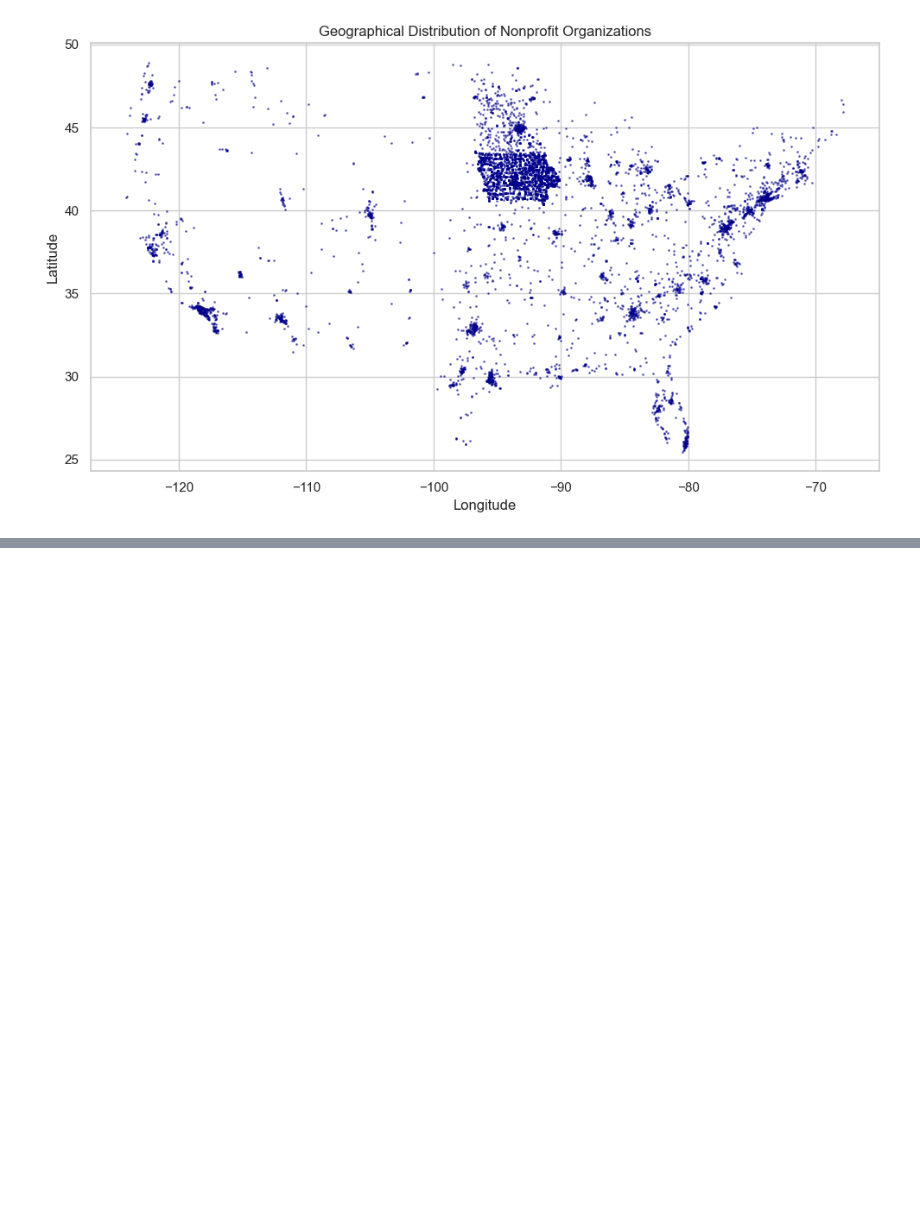
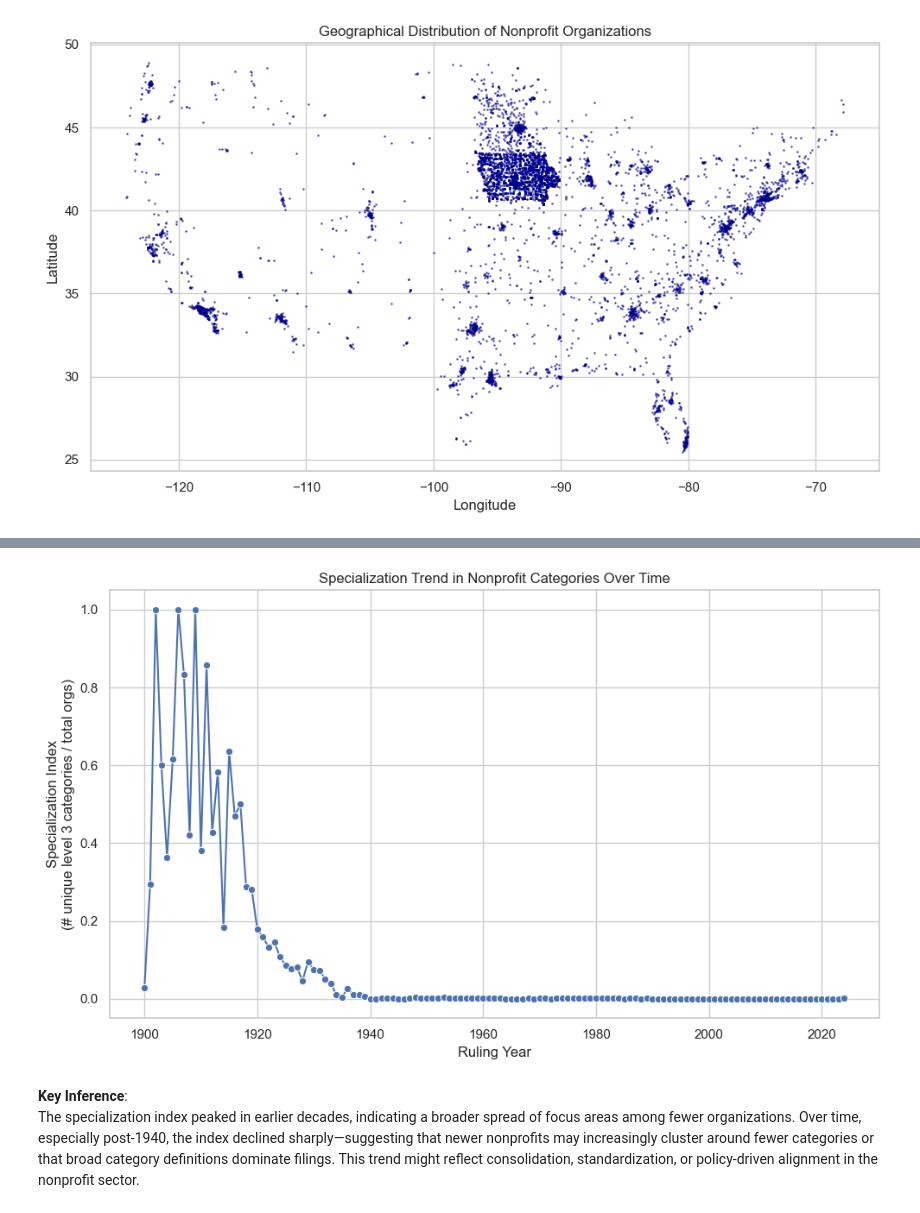
Before and after one commit to appu313/Business-Master-File-Analytics, a Jupyter notebook: bmf_visualization.ipynb, the cells around one changed output, grey strips where cells are left out. Cells and saved outputs as stored; diff of their text form; code cells hidden in the pictures; blank space fills up the shorter version.

```diff
--- a/bmf_visualization.ipynb
+++ b/bmf_visualization.ipynb
@@ -1033,0 +1223,20 @@ plt.show()
+# %%
+query = """
+    SELECT
+        YEAR(organization_ruling_date) AS ruling_year,
+        nccs_level_1_category,
+        nccs_level_2_category,
+        nccs_level_3_category,
+        COUNT(*) AS org_count
+    FROM nccs_bmf
+    WHERE organization_ruling_date IS NOT NULL
+      AND nccs_level_1_category IS NOT NULL
+      AND nccs_level_2_category IS NOT NULL
+      AND nccs_level_3_category IS NOT NULL
+    GROUP BY ruling_year, nccs_level_1_category, nccs_level_2_category, nccs_level_3_category
+    ORDER BY ruling_year;
+"""
+df_ntee = pd.read_sql(query, engine)
+
+# Preview
+df_ntee.head()
@@ -1033,0 +1250,28 @@ plt.show()
+# %%
+# Specialization index = unique level 3 codes / total orgs that year
+specialization_df = (
+    df_ntee
+    .groupby('ruling_year')
+    .agg(
+        total_orgs=('org_count', 'sum'),
+        unique_level3=('nccs_level_3_category', 'nunique'),
+        unique_level1=('nccs_level_1_category', 'nunique')
+    )
+    .assign(specialization_index=lambda df: df['unique_level3'] / df['total_orgs'])
+    .reset_index()
+)
+# %%
+plt.figure(figsize=(10, 6))
+sns.lineplot(data=specialization_df, x='ruling_year', y='specialization_index', marker='o')
+
+plt.title("Specialization Trend in Nonprofit Categories Over Time")
+plt.xlabel("Ruling Year")
+plt.ylabel("Specialization Index\n(# unique level 3 categories / total orgs)")
+plt.grid(True)
+plt.tight_layout()
+plt.show()
+# %% [output]
+[figure, added]
+# %% [markdown]
+**Key Inference**:
+The specialization index peaked in earlier decades, indicating a broader spread of focus areas among fewer organizations. Over time, especially post-1940, the index declined sharply—suggesting that newer nonprofits may increasingly cluster around fewer categories or that broad category definitions dominate filings. This trend might reflect consolidation, standardization, or policy-driven alignment in the nonprofit sector.
```
Also changed, not shown: parts of 81 cells of this notebook.
